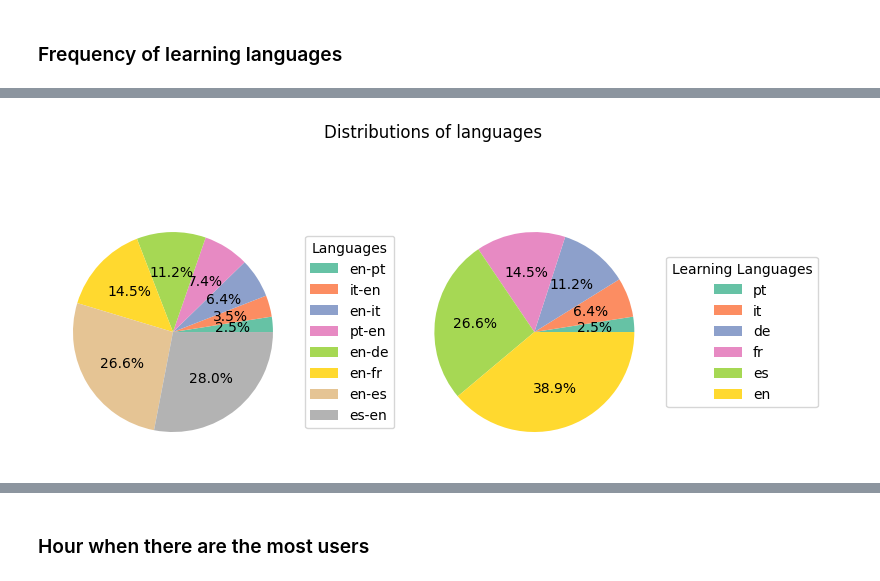
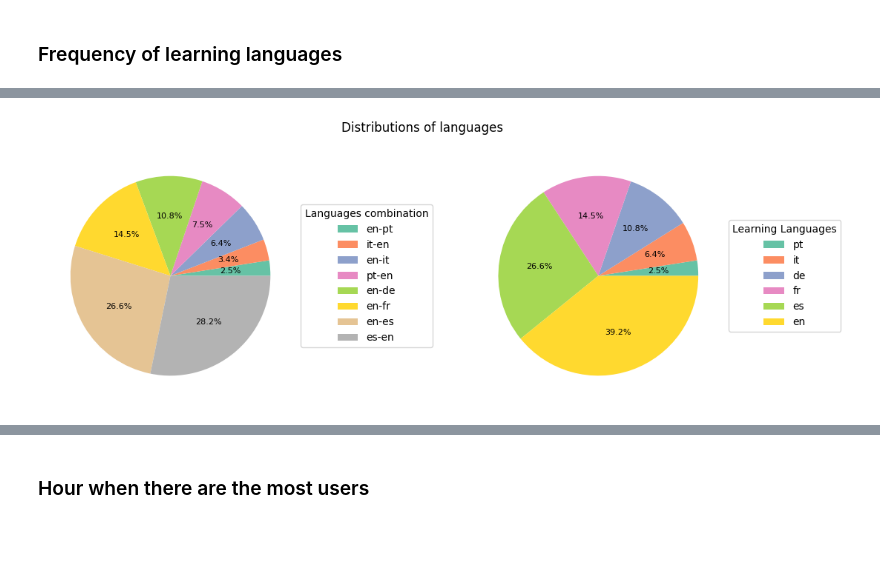
Before and after one commit to juliakubisa/spaced_repetition_algorithm, a Jupyter notebook: notebooks/duolingo_EDA.ipynb, the cells around one changed output, grey strips where cells are left out. Saved outputs shown, nothing was run; the diff lists cells and outputs as text; code cells hidden in the pictures; blank space fills up the shorter version.

```diff
--- a/notebooks/duolingo_EDA.ipynb
+++ b/notebooks/duolingo_EDA.ipynb
@@ -14,7 +14,12 @@ current_dir = os.getcwd()
 filename = '13 million Duolingo student learning traces.csv'
 filepath = os.path.normpath(os.path.join(current_dir, '../data/', filename))
 
-df = pd.read_csv(filepath)
+for chunk in pd.read_csv(filepath, chunksize=chunk_size):
+    chunk.drop_duplicates(inplace=True)
+    chunk.dropna(inplace=True)
+    chunks.append(chunk)
+
+df = pd.concat(chunks, ignore_index=True)
 
 # Take a sample of dataframe
-df = df.sample(500000)
+# df = df.sample(2000000)
@@ -82,6 +74,13 @@ df.drop_duplicates(inplace=True)
 # %%
-# Create new column ui language - learning language
-df['lang'] = df['ui_language'] + '-' + df['learning_language']
+# New column ui language - learning language
+df['lang_combination'] = df['ui_language'] + '-' + df['learning_language']
+
+# New column - historical probability of recall
+df['h_recall'] = df['history_correct']/df['history_seen']
+
+# New columns - words and their length
+df['word'] = df['lexeme_string'].str.split("/").str[0]
+df['word_len'] = df['word'].apply(lambda x: len(x))
 # %%
 # Retrieve numeric columns
 df_numeric = df.select_dtypes(np.number)
@@ -226,12 +232,12 @@ SESSION CORRECT: mean 1.642, median 1.000
 # %% [markdown]
 ### Frequency of learning languages
 # %%
-lang_combinations = df.groupby(['lang']).size().to_frame('count').reset_index()
+lang_combinations = df.groupby(['lang_combination']).size().to_frame('count').reset_index()
 lang_combinations['% obs'] = (lang_combinations['count']/lang_combinations['count'].sum())*100
 lang_combinations.sort_values(by='count', inplace=True)
-print(lang_combinations)
+# print(lang_combinations)
 
 target_langs = df.groupby(['learning_language']).size().to_frame('count').reset_index()
 target_langs['% obs'] = (target_langs['count']/target_langs['count'].sum())*100
 target_langs.sort_values(by='count', inplace=True)
-print(target_langs)
+# print(target_langs)
@@ -265,15 +244,18 @@ target_langs
 # %%
-fig, (ax1, ax2) = plt.subplots(1,2, figsize=(8, 4))
+fig, (ax1, ax2) = plt.subplots(1,2, figsize=(12, 4))
 colors = sns.color_palette('Set2')[0:8]
 
 wedges1, texts1, autotexts1 = ax1.pie(lang_combinations['count'], colors=colors, autopct='%1.1f%%')
 wedges2, texts2, autotexts2 =  ax2.pie(target_langs['count'], colors=colors, autopct='%1.1f%%')
-ax1.legend(wedges1, lang_combinations['lang'], title="Languages", loc="center left", bbox_to_anchor=(1, 0, 0.5, 1))
+ax1.legend(wedges1, lang_combinations['lang_combination'], title="Languages combination", loc="center left", bbox_to_anchor=(1, 0, 0.5, 1))
 ax2.legend(wedges2, target_langs['learning_language'], title="Learning Languages", loc="center left", bbox_to_anchor=(1, 0, 0.5, 1))
 
+
+plt.setp(autotexts1, size=8)
+plt.setp(autotexts2, size=8)
+
 fig.suptitle('Distributions of languages')
-
 plt.tight_layout()
 plt.show()
 # %% [output]
-[figure, old version]
+[figure, new version]
```
Also changed, not shown: parts of 45 cells of this notebook, 2 other files.
